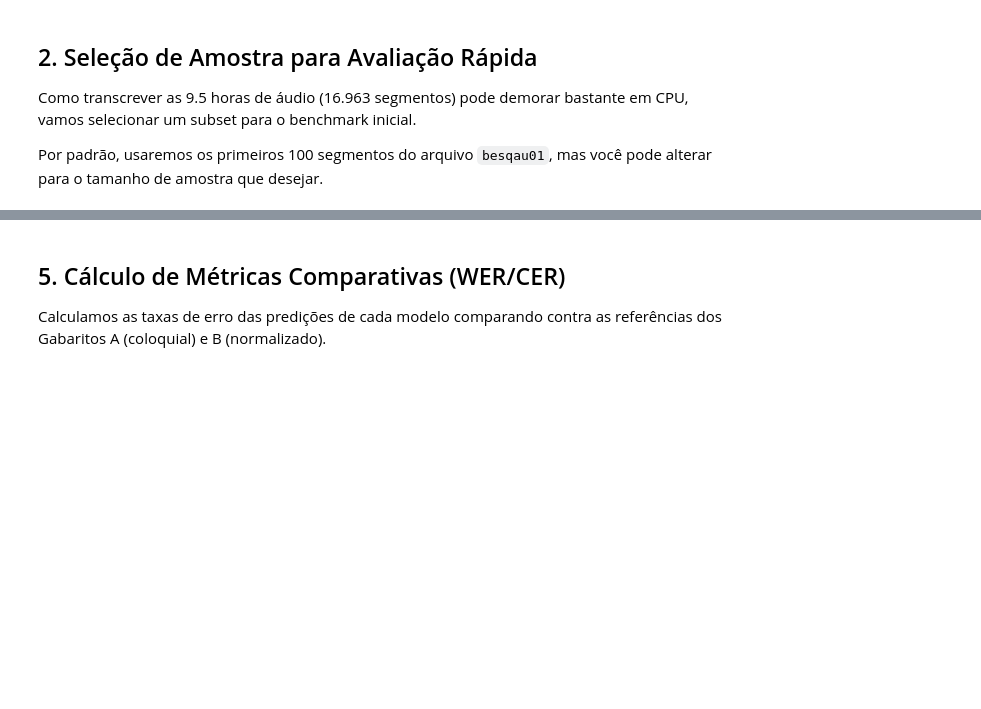
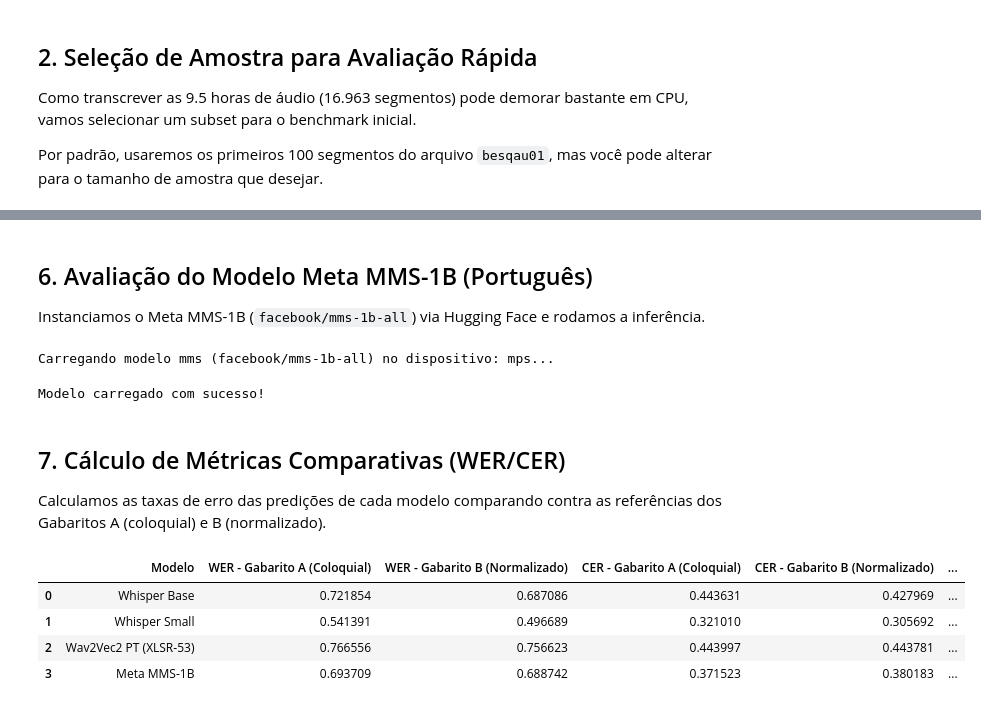
Before and after one commit to Thom3002/INF2475-DeepLearning, a Jupyter notebook: notebooks/2_inferencia_benchmark.ipynb, the cells around one changed output, grey strips where cells are left out. Cells and saved outputs as stored; diff of their text form; code cells hidden in the pictures; blank space fills up the shorter version.

```diff
--- a/notebooks/2_inferencia_benchmark.ipynb
+++ b/notebooks/2_inferencia_benchmark.ipynb
@@ -90,3 +137,16 @@ for _, row in tqdm(df_sample.iterrows(), total=len(df_sample), desc="Wav2Vec2 PT
 
 df_sample["pred_wav2vec2_pt"] = wav2vec2_preds
 df_sample["time_wav2vec2_pt"] = wav2vec2_times
+# %% [markdown]
+## 6. Avaliação do Modelo Meta MMS-1B (Português)
+
+Instanciamos o Meta MMS-1B (`facebook/mms-1b-all`) via Hugging Face e rodamos a inferência.
+# %%
+# Instancia o modelo Meta MMS-1B
+mms_model = ASRModelWrapper(
+    model_type="mms",
+    model_id_or_size="facebook/mms-1b-all"
+)
+# %% [output]
+Carregando modelo mms (facebook/mms-1b-all) no dispositivo: mps...
+Modelo carregado com sucesso!
@@ -93,47 +170,70 @@ df_sample["time_wav2vec2_pt"] = wav2vec2_times
 # %% [markdown]
-## 5. Cálculo de Métricas Comparativas (WER/CER)
+## 7. Cálculo de Métricas Comparativas (WER/CER)
 
 Calculamos as taxas de erro das predições de cada modelo comparando contra as referências dos Gabaritos A (coloquial) e B (normalizado).
 # %%
 # Filtra linhas válidas (onde a inferência funcionou)
 df_valid = df_sample[df_sample["audio_len"] > 0].copy()
 
 # Referências
 ref_a = df_valid["text_gabarito_a"].fillna("").tolist()
 ref_b = df_valid["text_gabarito_b"].fillna("").tolist()
 
 # Predições
-pred_whisper = df_valid["pred_whisper_base"].fillna("").tolist()
+pred_whisper_base = df_valid["pred_whisper_base"].fillna("").tolist()
+pred_whisper_small = df_valid["pred_whisper_small"].fillna("").tolist()
 pred_wav2vec2 = df_valid["pred_wav2vec2_pt"].fillna("").tolist()
+pred_mms = df_valid["pred_mms_1b"].fillna("").tolist()
 
 # WER
-wer_whisper_a = calculate_wer(ref_a, pred_whisper)
-wer_whisper_b = calculate_wer(ref_b, pred_whisper)
+wer_whisper_base_a = calculate_wer(ref_a, pred_whisper_base)
+wer_whisper_base_b = calculate_wer(ref_b, pred_whisper_base)
+wer_whisper_small_a = calculate_wer(ref_a, pred_whisper_small)
+wer_whisper_small_b = calculate_wer(ref_b, pred_whisper_small)
 wer_wav2vec2_a = calculate_wer(ref_a, pred_wav2vec2)
 wer_wav2vec2_b = calculate_wer(ref_b, pred_wav2vec2)
+wer_mms_a = calculate_wer(ref_a, pred_mms)
+wer_mms_b = calculate_wer(ref_b, pred_mms)
 
 # CER
-cer_whisper_a = calculate_cer(ref_a, pred_whisper)
-cer_whisper_b = calculate_cer(ref_b, pred_whisper)
+cer_whisper_base_a = calculate_cer(ref_a, pred_whisper_base)
+cer_whisper_base_b = calculate_cer(ref_b, pred_whisper_base)
+cer_whisper_small_a = calculate_cer(ref_a, pred_whisper_small)
+cer_whisper_small_b = calculate_cer(ref_b, pred_whisper_small)
 cer_wav2vec2_a = calculate_cer(ref_a, pred_wav2vec2)
 cer_wav2vec2_b = calculate_cer(ref_b, pred_wav2vec2)
+cer_mms_a = calculate_cer(ref_a, pred_mms)
+cer_mms_b = calculate_cer(ref_b, pred_mms)
 
 # Métricas de Hardware
 total_audio_s = df_valid["audio_len"].sum()
-rtf_whisper = df_valid["time_whisper_base"].sum() / total_audio_s
+rtf_whisper_base = df_valid["time_whisper_base"].sum() / total_audio_s
+rtf_whisper_small = df_valid["time_whisper_small"].sum() / total_audio_s
 rtf_wav2vec2 = df_valid["time_wav2vec2_pt"].sum() / total_audio_s
+rtf_mms = df_valid["time_mms_1b"].sum() / total_audio_s
 
 # Montando o Report
 results = {
-    "Modelo": ["Whisper Base", "Wav2Vec2 PT (XLSR-53)"],
-    "WER - Gabarito A (Coloquial)": [wer_whisper_a, wer_wav2vec2_a],
-    "WER - Gabarito B (Normalizado)": [wer_whisper_b, wer_wav2vec2_b],
-    "CER - Gabarito A (Coloquial)": [cer_whisper_a, cer_wav2vec2_a],
-    "CER - Gabarito B (Normalizado)": [cer_whisper_b, cer_wav2vec2_b],
-    "RTF (Fator de Tempo Real)": [rtf_whisper, rtf_wav2vec2],
-    "Tempo Médio por Segmento (s)": [df_valid["time_whisper_base"].mean(), df_valid["time_wav2vec2_pt"].mean()]
+    "Modelo": ["Whisper Base", "Whisper Small", "Wav2Vec2 PT (XLSR-53)", "Meta MMS-1B"],
+    "WER - Gabarito A (Coloquial)": [wer_whisper_base_a, wer_whisper_small_a, wer_wav2vec2_a, wer_mms_a],
+    "WER - Gabarito B (Normalizado)": [wer_whisper_base_b, wer_whisper_small_b, wer_wav2vec2_b, wer_mms_b],
+    "CER - Gabarito A (Coloquial)": [cer_whisper_base_a, cer_whisper_small_a, cer_wav2vec2_a, cer_mms_a],
+    "CER - Gabarito B (Normalizado)": [cer_whisper_base_b, cer_whisper_small_b, cer_wav2vec2_b, cer_mms_b],
+    "RTF (Fator de Tempo Real)": [rtf_whisper_base, rtf_whisper_small, rtf_wav2vec2, rtf_mms],
+    "Tempo Médio por Segmento (s)": [
+        df_valid["time_whisper_base"].mean(),
+        df_valid["time_whisper_small"].mean(),
+        df_valid["time_wav2vec2_pt"].mean(),
+        df_valid["time_mms_1b"].mean()
+    ]
 }
 
 df_results = pd.DataFrame(results)
 df_results
+# %% [output]
+|  | Modelo | WER - Gabarito A (Coloquial) | WER - Gabarito B (Normalizado) | CER - Gabarito A (Coloquial) | CER - Gabarito B (Normalizado) | ... |
+| 0 | Whisper Base | 0.721854 | 0.687086 | 0.443631 | 0.427969 | ... |
+| 1 | Whisper Small | 0.541391 | 0.496689 | 0.321010 | 0.305692 | ... |
+| 2 | Wav2Vec2 PT (XLSR-53) | 0.766556 | 0.756623 | 0.443997 | 0.443781 | ... |
+| 3 | Meta MMS-1B | 0.693709 | 0.688742 | 0.371523 | 0.380183 | ... |
 # %% [markdown]
```
Also changed, not shown: parts of 16 cells of this notebook, 3 other files.
